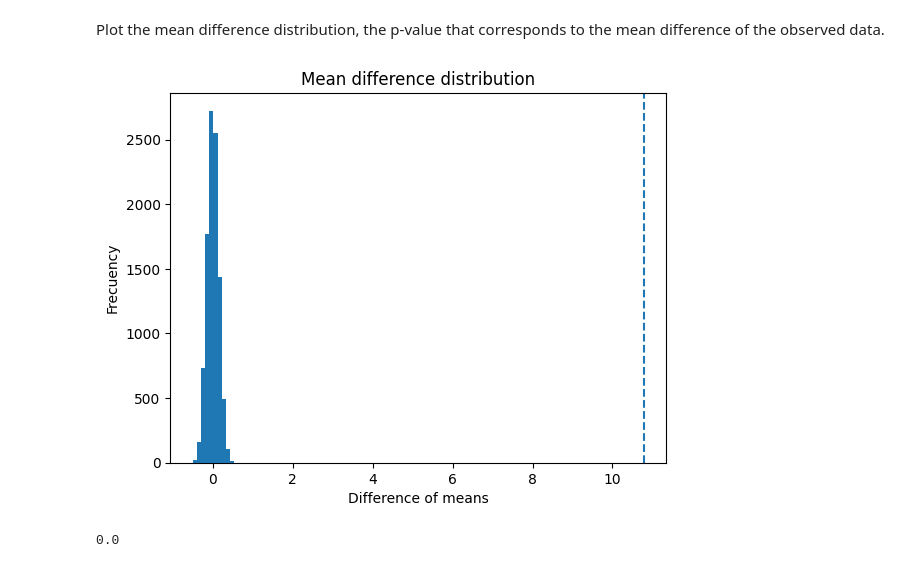
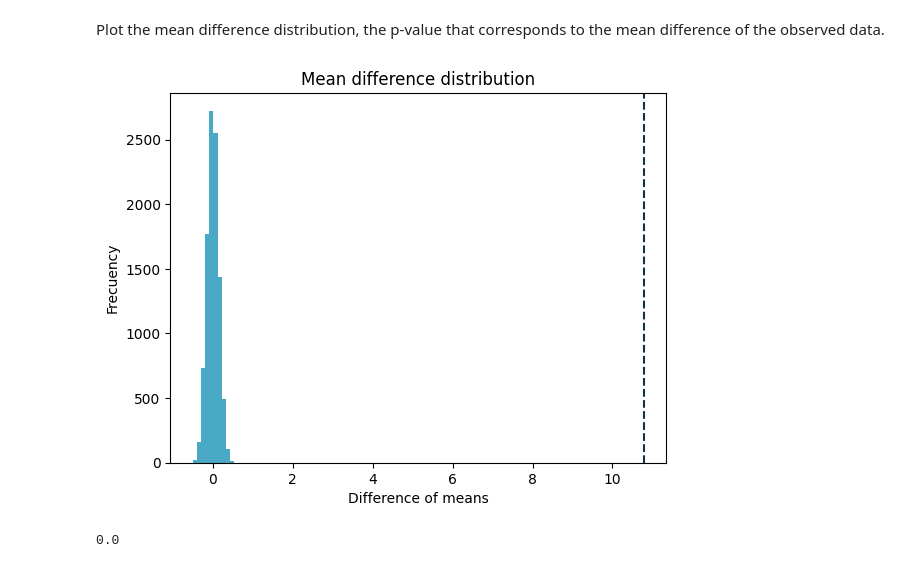
Before and after one commit to William-CCS96/inferential_statitics_obesity_dataset-introduction, a Jupyter notebook: notebooks/0.0-inferential_statitics_obesity_dataset-introduction.ipynb, the cells around one changed output. Saved outputs shown, nothing was run; the diff lists cells and outputs as text; code cells hidden in the pictures.

```diff
--- a/notebooks/0.0-inferential_statitics_obesity_dataset-introduction.ipynb
+++ b/notebooks/0.0-inferential_statitics_obesity_dataset-introduction.ipynb
@@ -95,7 +95,10 @@ For the example, the data will be filtered by the attribute "Height"
 - We verify that it is a normal distribution.
 # %%
 df_height = df["Height"].values
-sns.histplot(df_age);
+
+colors = ["#49A8C4", "#0E3547"]
+
+sns.histplot(df_age, color = colors[0]);
 # %% [output]
 [figure]
 # %%
@@ -304,13 +291,13 @@ array([ 0.14526126,  0.02756327, -0.03089799, ..., -0.05254347,
 # %% [markdown]
 Plot the mean difference distribution, the p-value that corresponds to the mean difference of the observed data.
 # %%
-plt.hist(bs_replicates)
-plt.axvline(x = means_diffs_observed, linestyle = "--")
+plt.hist(bs_replicates, color=colors[0])
+plt.axvline(x = means_diffs_observed, linestyle = "--", color=colors[1])
 plt.title("Mean difference distribution")
 plt.ylabel("Frecuency")
 plt.xlabel("Difference of means");
 # %% [output]
-[figure, old version]
+[figure, new version]
 # %%
 p = np.sum(bs_replicates >= means_diffs_observed) / 100000
 p
```
Also changed, not shown: parts of 5 cells of this notebook, 1 other file.
